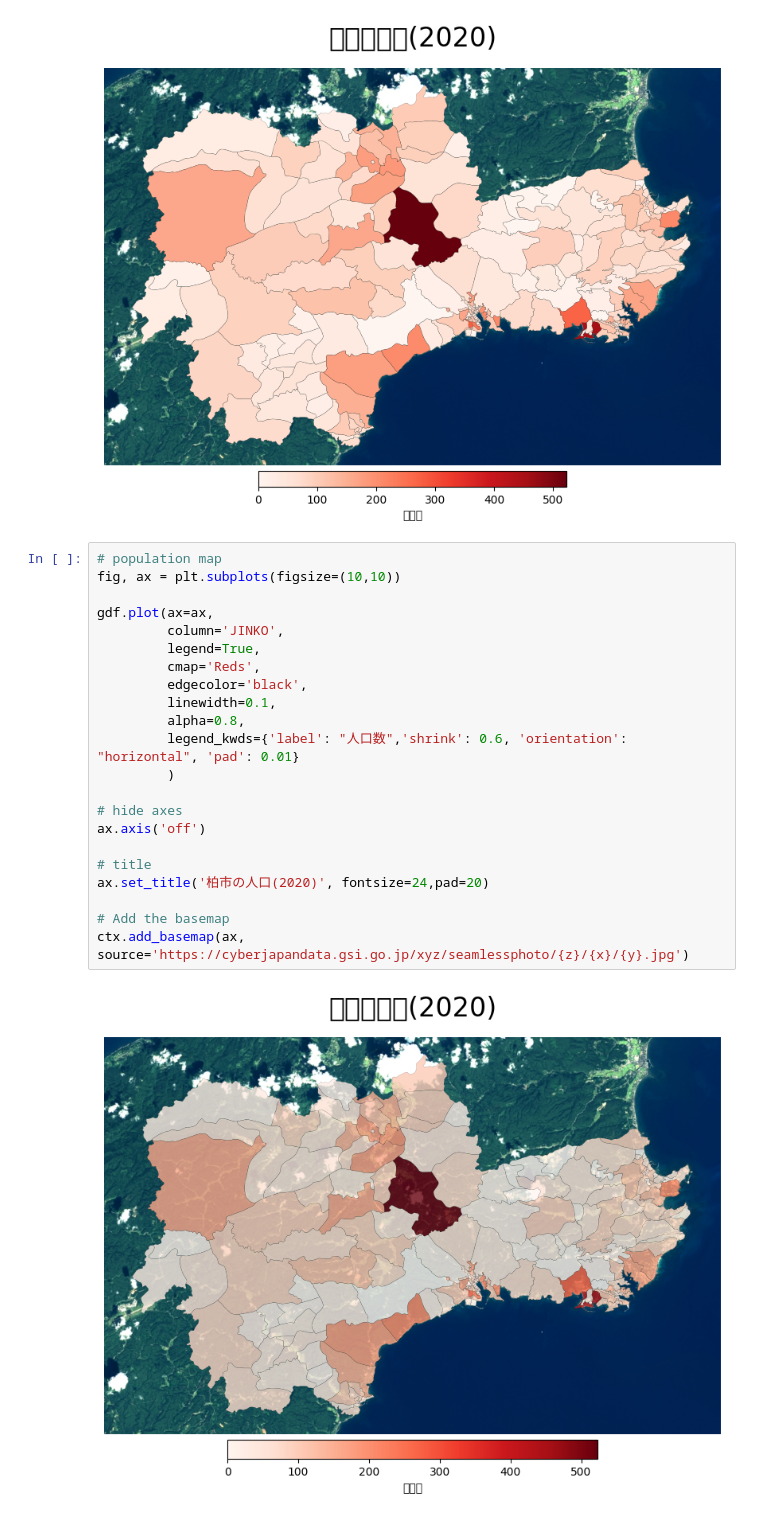
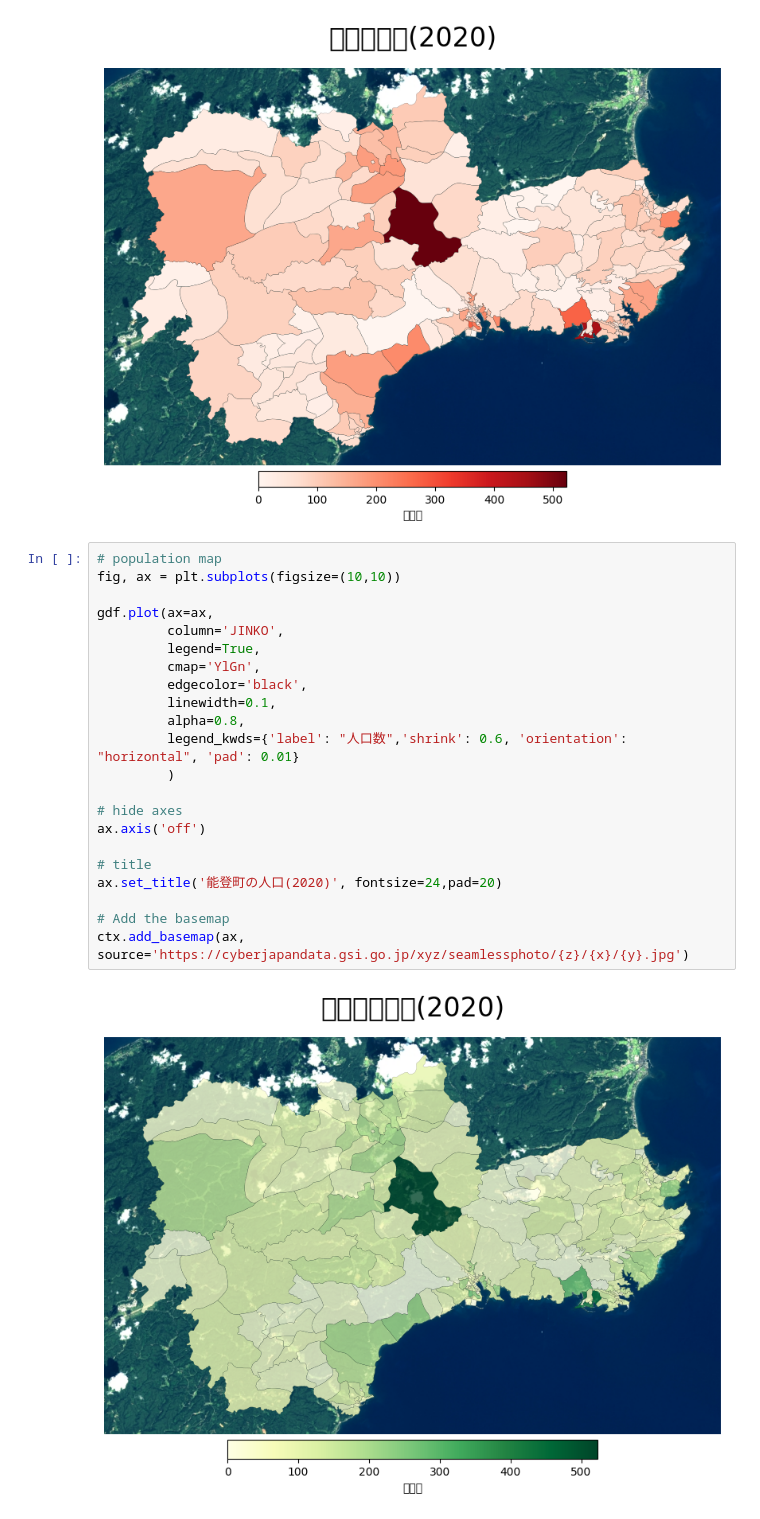
Before and after one commit to miffy66/GIS, a Jupyter notebook: Week9/week9s.ipynb, the cells around one changed output. Saved outputs shown, nothing was run; the diff lists cells and outputs as text.

```diff
--- a/Week9/week9s.ipynb
+++ b/Week9/week9s.ipynb
@@ -167,27 +167,27 @@ ctx.add_basemap(ax, source='https://cyberjapandata.gsi.go.jp/xyz/seamlessphoto/{
 # %%
 # population map
 fig, ax = plt.subplots(figsize=(10,10))
 
 gdf.plot(ax=ax,
          column='JINKO',
          legend=True,
-         cmap='Reds',
+         cmap='YlGn',
          edgecolor='black',
          linewidth=0.1,
          alpha=0.8,
          legend_kwds={'label': "人口数",'shrink': 0.6, 'orientation': "horizontal", 'pad': 0.01}
          )
 
 # hide axes
 ax.axis('off')
 
 # title
-ax.set_title('柏市の人口(2020)', fontsize=24,pad=20)
+ax.set_title('能登町の人口(2020)', fontsize=24,pad=20)
 
 # Add the basemap
 ctx.add_basemap(ax, source='https://cyberjapandata.gsi.go.jp/xyz/seamlessphoto/{z}/{x}/{y}.jpg')
 # %% [output]
-[figure, old version]
+[figure, new version]
 # %%
 # population map
 fig, ax = plt.subplots(figsize=(10,10))
```
Also changed, not shown: parts of 4 cells of this notebook, 6 other files.
